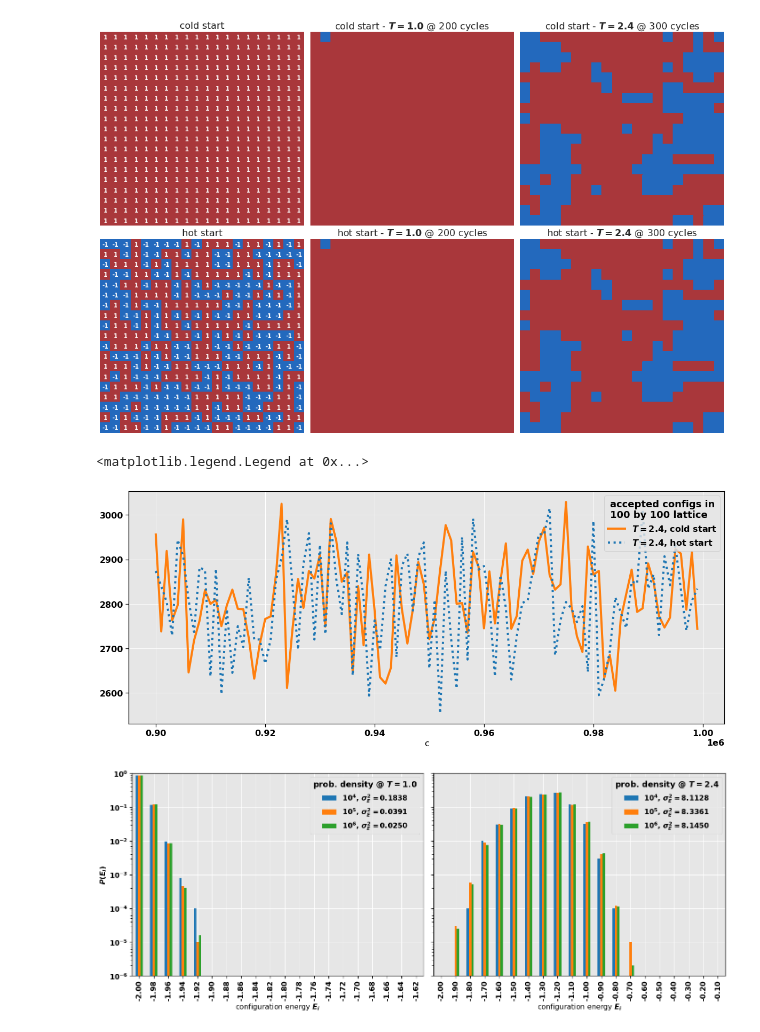
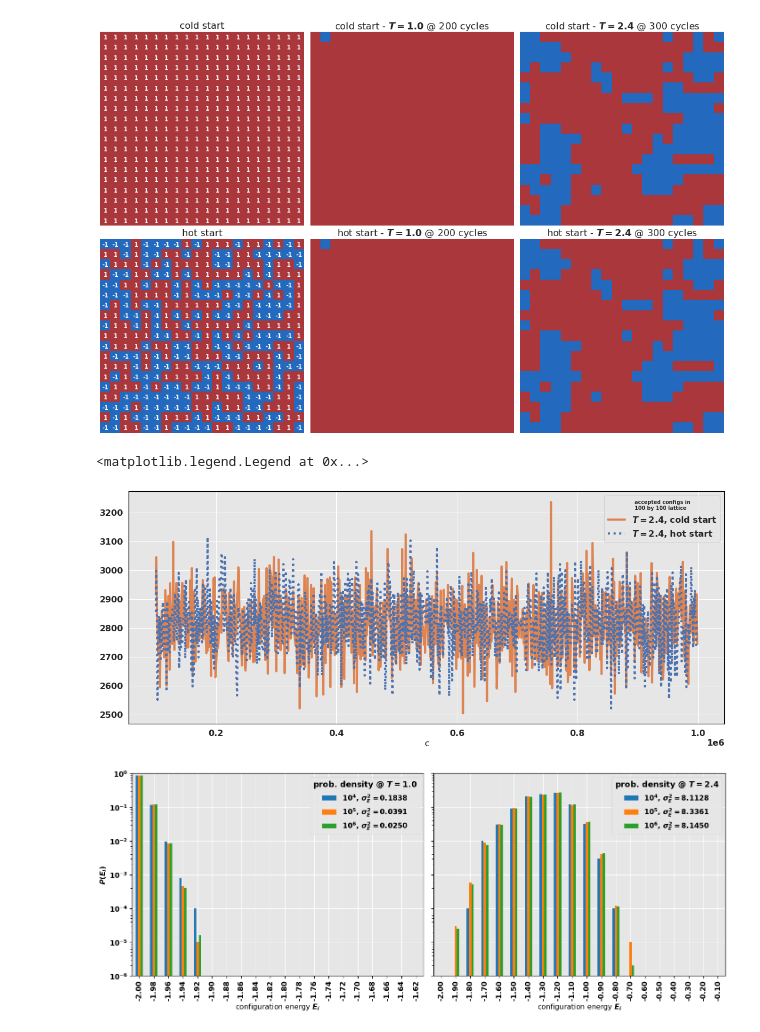
Before and after one commit to fonstelien/FYS4150, a Jupyter notebook: project4/results/project4.ipynb, the cells around one changed output. Drawn from its saved outputs; the diff is of its cells as text; code cells hidden in the pictures.

```diff
--- a/project4/results/project4.ipynb
+++ b/project4/results/project4.ipynb
@@ -241,16 +241,16 @@ plt.show()
 # %%
 hot_vals = pd.read_csv("./100x100-hot-cold-start/hot_vals.csv", comment='#')
 cold_vals = pd.read_csv("./100x100-hot-cold-start/cold_vals.csv", comment='#')
 
 fig, axes = plt.subplots(ncols=1, nrows=1, sharex=True, figsize=TWO_TIMES_ONE)
 ax = axes
-cold_vals.iloc[-100:].plot(x='c', y='accs', ax=ax, label='$T=2.4$, cold start', color=COLORS[1])
-hot_vals.iloc[-100:].plot(x='c', y='accs', ax=ax, label='$T=2.4$, hot start', color=COLORS[0], style=':')
+cold_vals.iloc[100:].plot(x='c', y='accs', ax=ax, label='$T=2.4$, cold start', color=COLORS[1])
+hot_vals.iloc[100:].plot(x='c', y='accs', ax=ax, label='$T=2.4$, hot start', color=COLORS[0], style=':')
 #ax.set_ylim(*e_ylim)
 ax.legend(loc='upper right', title='accepted configs in\n100 by 100 lattice')
 # %% [output]
 <matplotlib.legend.Legend at 0x...>
-[figure, old version]
+[figure, new version]
 # %%
 T1C4 = pd.read_csv('./probability-distribution/T1C4.csv', comment='#')
 T1C5 = pd.read_csv('./probability-distribution/T1C5.csv', comment='#')
```
Also changed, not shown: parts of 3 cells of this notebook, 2 other files.
